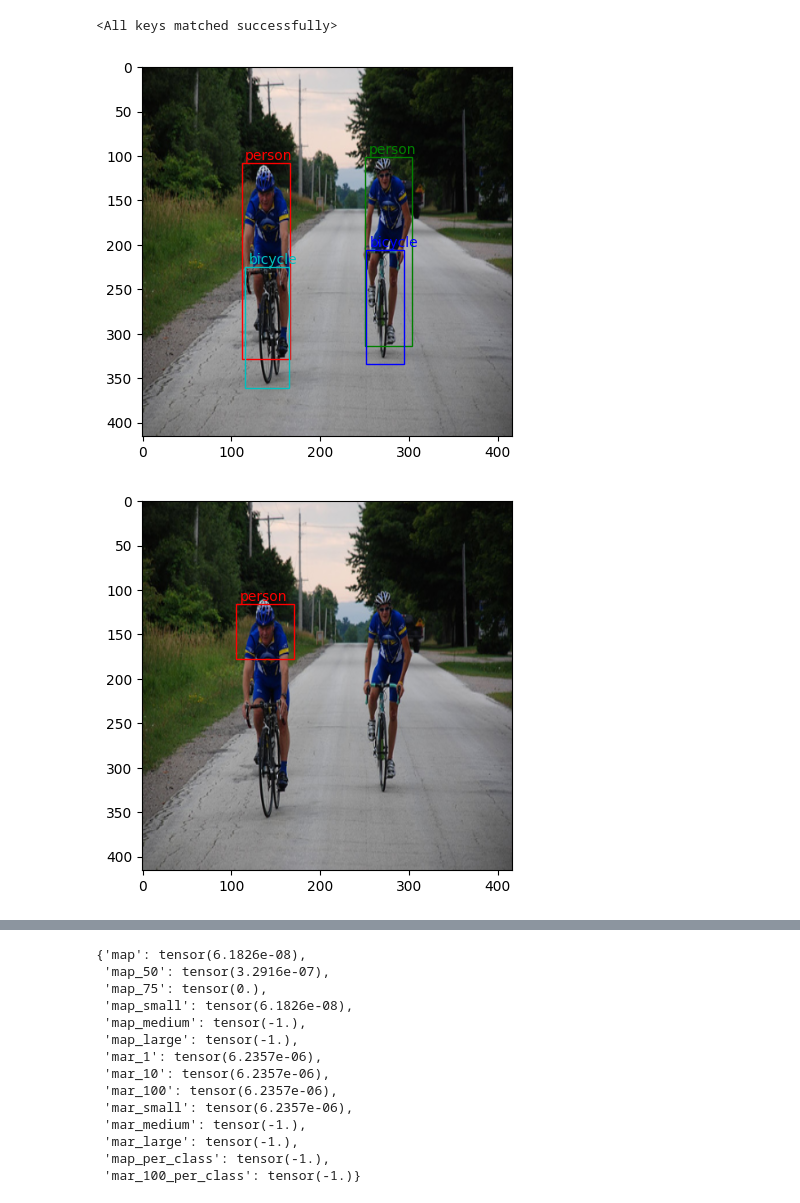
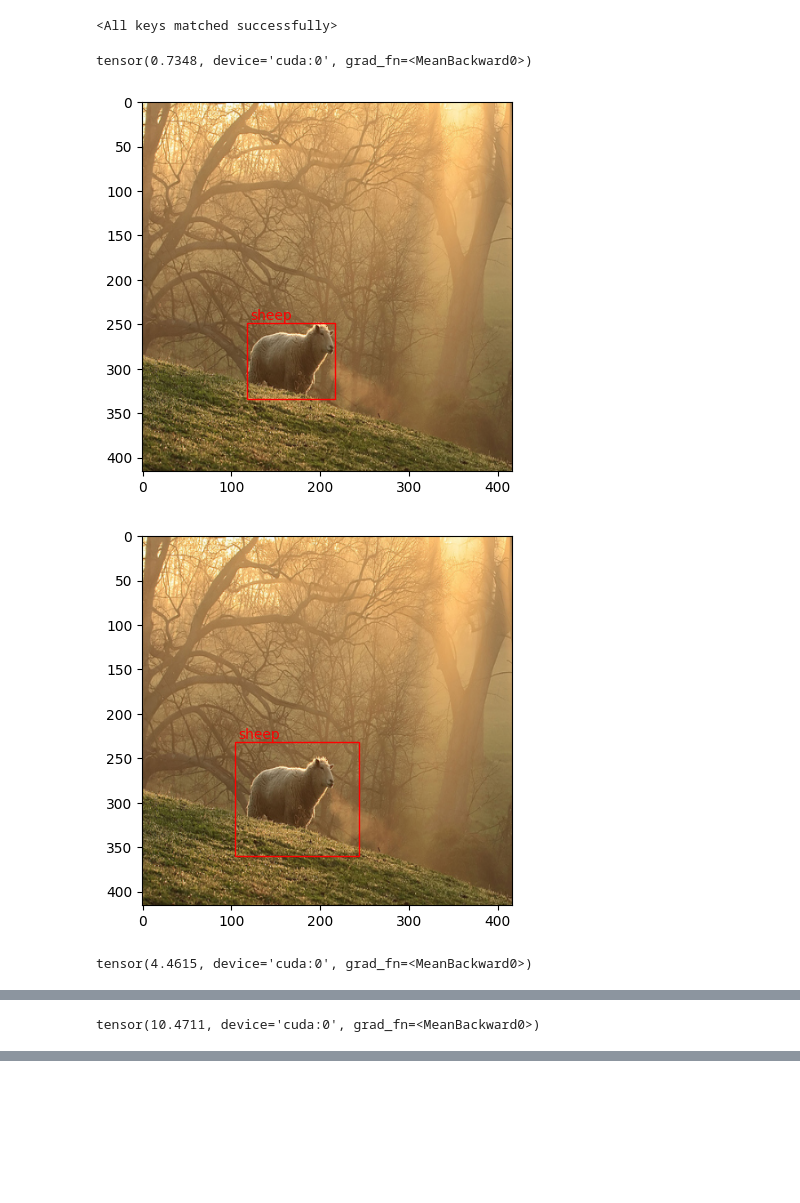
Before and after one commit to zeux/mlexp, a Jupyter notebook: segnet/objects.ipynb, the cells around one changed output, grey strips where cells are left out. Saved outputs shown, nothing was run; the diff lists cells and outputs as text; code cells hidden in the pictures; blank space fills up the shorter version.

```diff
--- a/segnet/objects.ipynb
+++ b/segnet/objects.ipynb
@@ -251,14 +328,16 @@ net.load_state_dict(torch.load("objects.pth", weights_only=True))
 # %% [output]
 <All keys matched successfully>
 # %%
-idx = 11079
-xex = dataset[idx][0]
-pex = net(torch.unsqueeze(xex.to(device), dim=0))
-lex = net.loss(pex, torch.unsqueeze(dataset[idx][1].to(device), dim=0))
-
-voc_display(xex, dataset[idx][1])
-yex = torch.squeeze(net.predict(torch.unsqueeze(xex.to(device), dim=0)), dim=0).cpu().detach()
-voc_display(xex, yex)
+for idx in [42,69,420]:
+    xex = dataset[idx][0]
+    pex = net(torch.unsqueeze(xex.to(device), dim=0))
+    lex = net.loss(pex, torch.unsqueeze(dataset[idx][1].to(device), dim=0))
+    print(lex)
+    voc_display(xex, dataset[idx][1])
+    yex = torch.squeeze(net.predict(torch.unsqueeze(xex.to(device), dim=0)), dim=0).cpu().detach()
+    voc_display(xex, yex)
 # %% [output]
+tensor(0.7348, device='cuda:0', grad_fn=<MeanBackward0>)
-[figure, old version]
+[figure, new version]
-[figure, old version]
+[figure, new version]
+tensor(4.4615, device='cuda:0', grad_fn=<MeanBackward0>)
@@ -264,0 +346 @@ voc_display(xex, yex)
+tensor(10.4711, device='cuda:0', grad_fn=<MeanBackward0>)
@@ -265,38 +348,0 @@ voc_display(xex, yex)
-# %%
-from torchmetrics.detection.mean_ap import MeanAveragePrecision
-
-def boxes(y):
-    rb, rl = [], []
-    for cy in range(y.shape[1]):
-        for cx in range(y.shape[2]):
-            obj = y[:, cy, cx]
-            if obj[0] == 0:
-                continue
-            rb.append(obj[1:])
-            rl.append(obj[0])
-    return rb, rl
-
-map = MeanAveragePrecision(box_format='xywh')
-for idx in range(len(dataset)):
-    x = dataset[idx][0]
-    y = dataset[idx][1]
-    p = torch.squeeze(net.predict(torch.unsqueeze(xex.to(device), dim=0)), dim=0).cpu().detach()
-    yb, yl = boxes(y)
-    pb, pl = boxes(p)
-    map.update(preds=[{'boxes':torch.stack(pb), 'scores':torch.ones(len(pb)), 'labels':torch.stack(pl)}], target=[{'boxes':torch.stack(yb), 'labels':torch.stack(yl)}])
-map.compute()
-# %% [output]
-{'map': tensor(6.1826e-08),
- 'map_50': tensor(3.2916e-07),
- 'map_75': tensor(0.),
- 'map_small': tensor(6.1826e-08),
- 'map_medium': tensor(-1.),
- 'map_large': tensor(-1.),
- 'mar_1': tensor(6.2357e-06),
- 'mar_10': tensor(6.2357e-06),
- 'mar_100': tensor(6.2357e-06),
- 'mar_small': tensor(6.2357e-06),
- 'mar_medium': tensor(-1.),
- 'mar_large': tensor(-1.),
- 'map_per_class': tensor(-1.),
- 'mar_100_per_class': tensor(-1.)}
```
Also changed, not shown: parts of 9 cells of this notebook.
